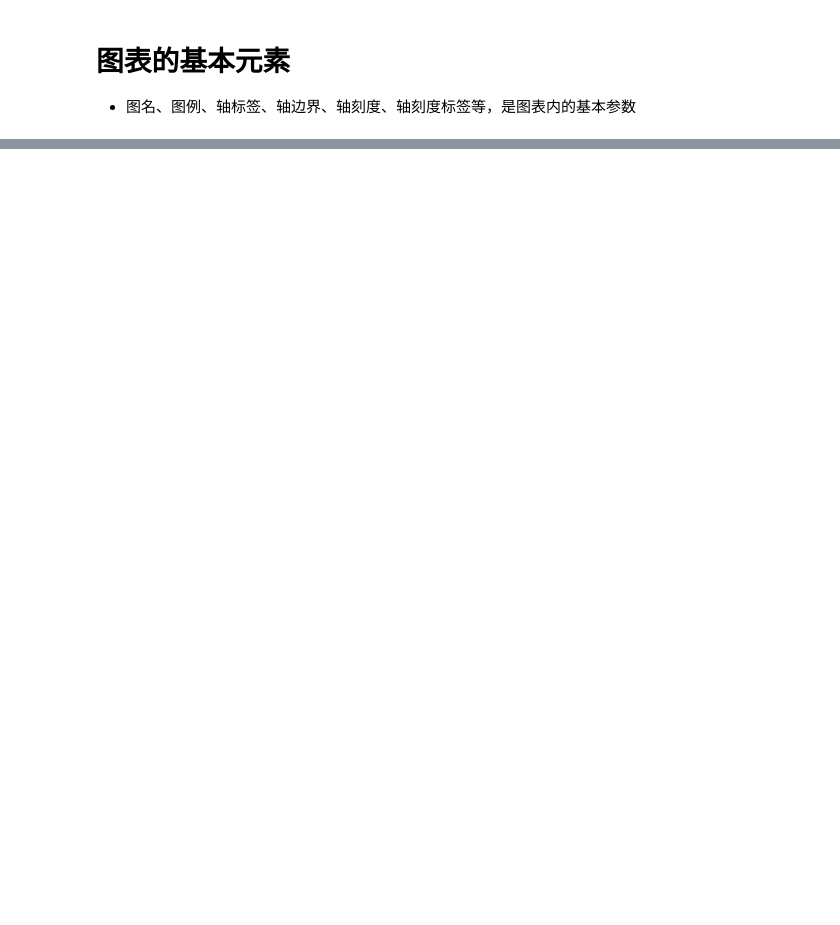
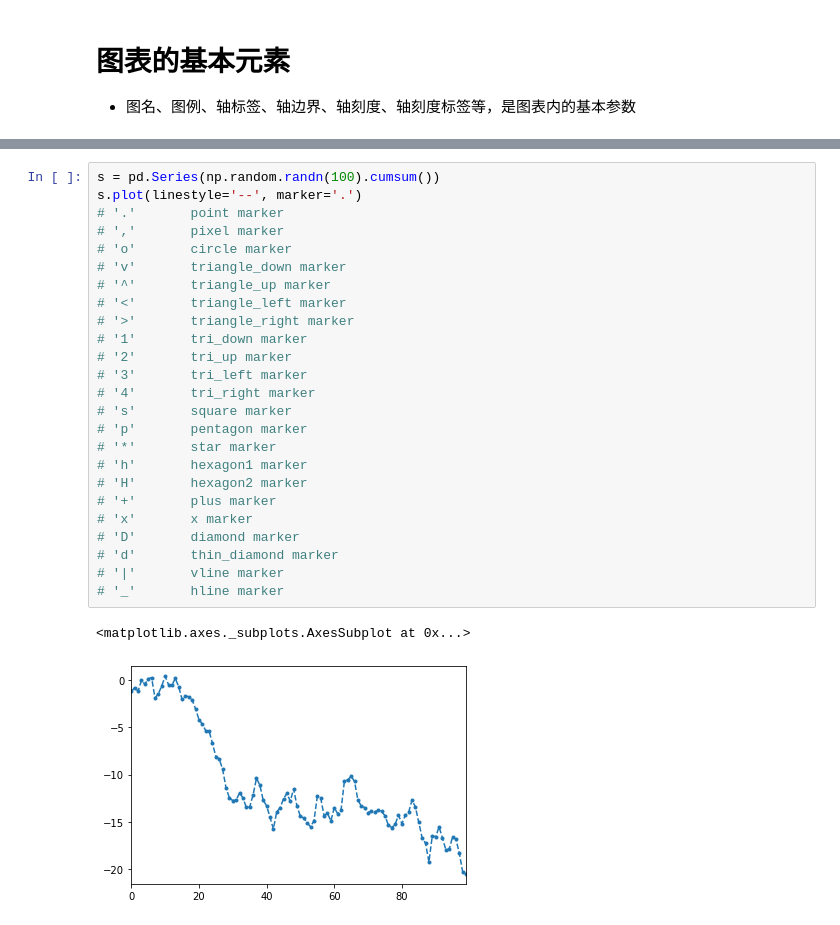
Before and after one commit to macnversion/python3, a Jupyter notebook: python3_books/pandas学习/matplotlib_exercise.ipynb, the cells around one changed output, grey strips where cells are left out. Saved outputs shown, nothing was run; the diff lists cells and outputs as text; blank space fills up the shorter version.

```diff
--- a/python3_books/pandas学习/matplotlib_exercise.ipynb
+++ b/python3_books/pandas学习/matplotlib_exercise.ipynb
@@ -49,0 +86,28 @@ fig.set_yticklabels('%.2f' %i for i in [0, 0.2, 0.4, 0.6, 0.8, 1.0, 1.2]) # Y轴
+# %%
+s = pd.Series(np.random.randn(100).cumsum())
+s.plot(linestyle='--', marker='.')
+# '.'       point marker
+# ','       pixel marker
+# 'o'       circle marker
+# 'v'       triangle_down marker
+# '^'       triangle_up marker
+# '<'       triangle_left marker
+# '>'       triangle_right marker
+# '1'       tri_down marker
+# '2'       tri_up marker
+# '3'       tri_left marker
+# '4'       tri_right marker
+# 's'       square marker
+# 'p'       pentagon marker
+# '*'       star marker
+# 'h'       hexagon1 marker
+# 'H'       hexagon2 marker
+# '+'       plus marker
+# 'x'       x marker
+# 'D'       diamond marker
+# 'd'       thin_diamond marker
+# '|'       vline marker
+# '_'       hline marker
+# %% [output]
+<matplotlib.axes._subplots.AxesSubplot at 0x...>
+[figure, added]
```
Also changed, not shown: parts of 5 cells of this notebook.
